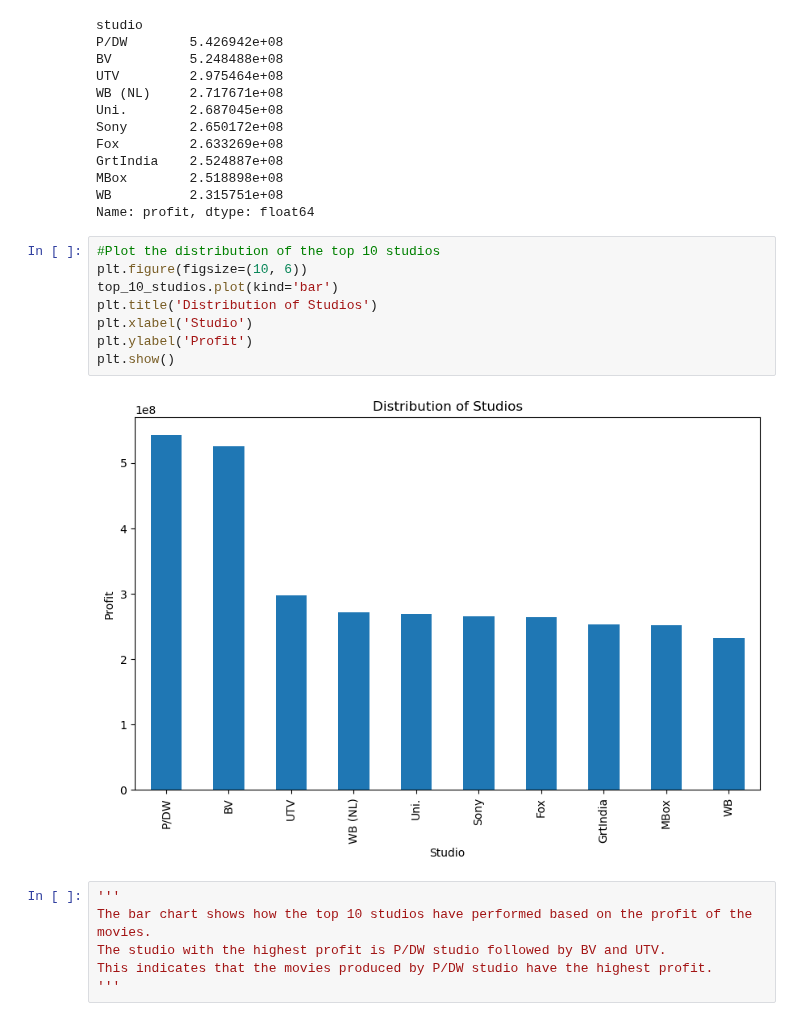
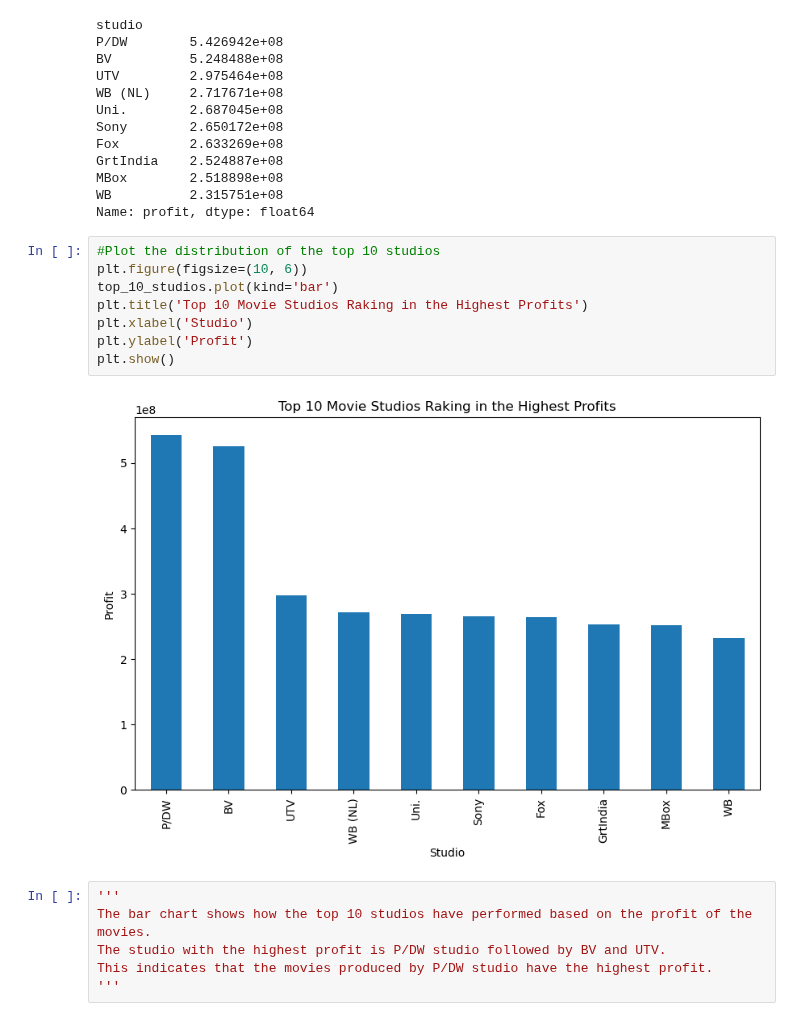
Before and after one commit to mbuvimuia/BoxOfficeInsights-MicrosoftStudio, a Jupyter notebook: student.ipynb, the cells around one changed output. Saved outputs shown, nothing was run; the diff lists cells and outputs as text.

```diff
--- a/student.ipynb
+++ b/student.ipynb
@@ -1944,13 +1944,13 @@ Name: profit, dtype: float64
 # %%
 #Plot the distribution of the top 10 studios
 plt.figure(figsize=(10, 6))
 top_10_studios.plot(kind='bar')
-plt.title('Distribution of Studios')
+plt.title('Top 10 Movie Studios Raking in the Highest Profits')
 plt.xlabel('Studio')
 plt.ylabel('Profit')
 plt.show()
 # %% [output]
-[figure, old version]
+[figure, new version]
 # %%
 '''
 The bar chart shows how the top 10 studios have performed based on the profit of the movies.
```
Also changed, not shown: 4 other files.
